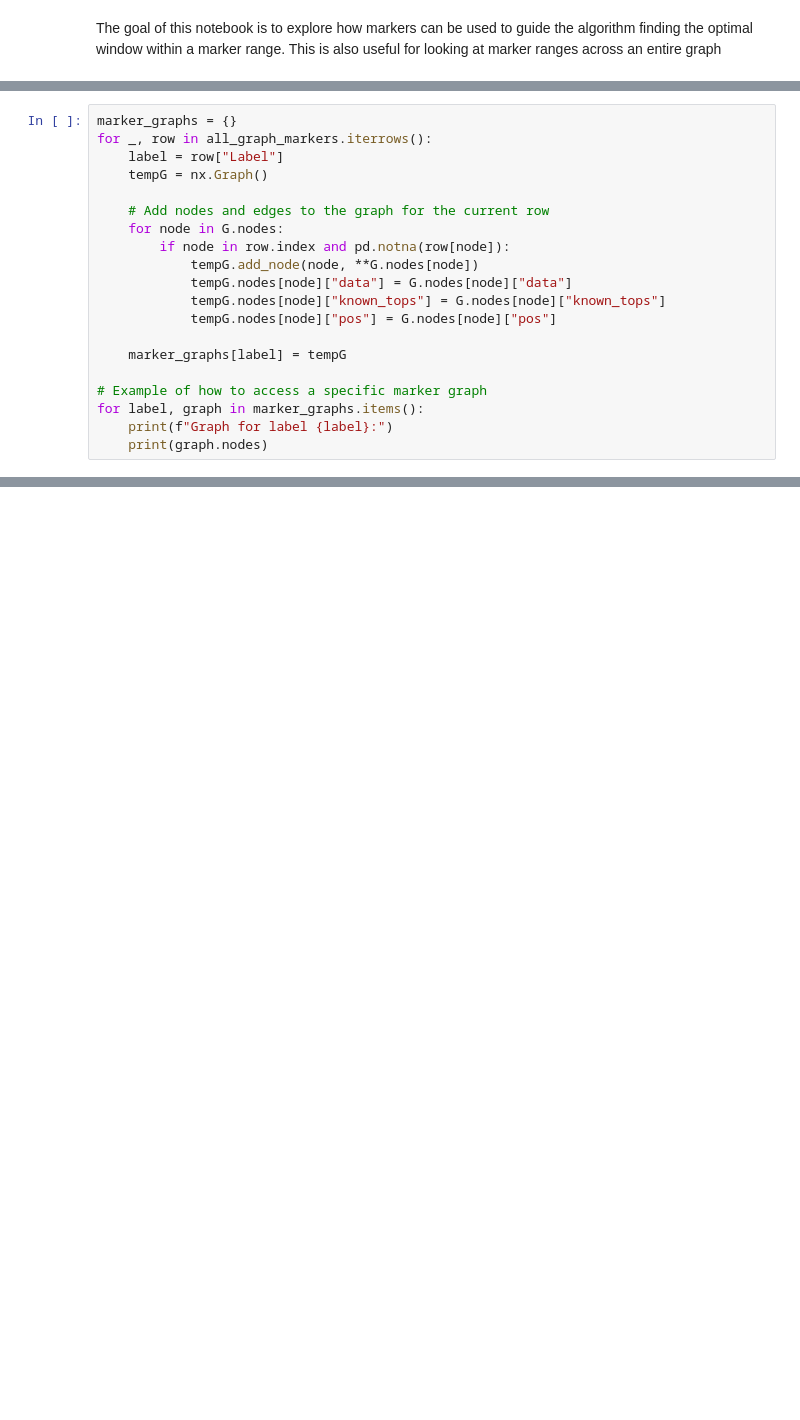
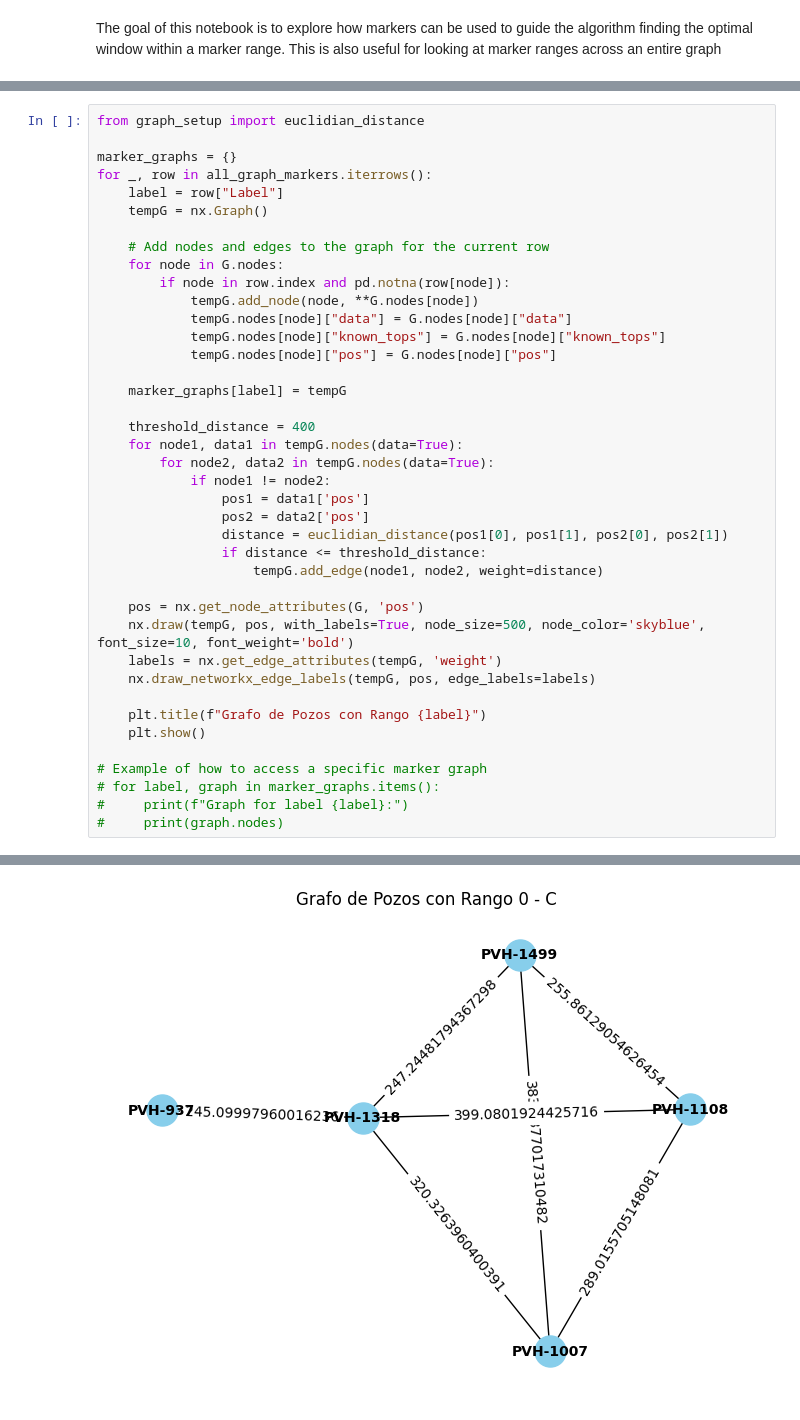
Before and after one commit to scast3/dtw_tool, a Jupyter notebook: markers_optimization.ipynb, the cells around one changed output, grey strips where cells are left out. Drawn from its saved outputs; the diff is of its cells as text; blank space fills up the shorter version.

```diff
--- a/markers_optimization.ipynb
+++ b/markers_optimization.ipynb
@@ -78,6 +60,8 @@ print(all_graph_markers)
 5        (1747.1263, inf)
 6                     NaN
 # %%
+from graph_setup import euclidian_distance
+
 marker_graphs = {}
 for _, row in all_graph_markers.iterrows():
     label = row["Label"]
@@ -93,8 +77,26 @@ for _, row in all_graph_markers.iterrows():
 
     marker_graphs[label] = tempG
 
+    threshold_distance = 400
+    for node1, data1 in tempG.nodes(data=True):
+        for node2, data2 in tempG.nodes(data=True):
+            if node1 != node2:
+                pos1 = data1['pos']
+                pos2 = data2['pos']
+                distance = euclidian_distance(pos1[0], pos1[1], pos2[0], pos2[1])
+                if distance <= threshold_distance:
+                    tempG.add_edge(node1, node2, weight=distance)
+
+    pos = nx.get_node_attributes(G, 'pos')
+    nx.draw(tempG, pos, with_labels=True, node_size=500, node_color='skyblue', font_size=10, font_weight='bold')
+    labels = nx.get_edge_attributes(tempG, 'weight')
+    nx.draw_networkx_edge_labels(tempG, pos, edge_labels=labels)
+
+    plt.title(f"Grafo de Pozos con Rango {label}")
+    plt.show()
+
 # Example of how to access a specific marker graph
-for label, graph in marker_graphs.items():
-    print(f"Graph for label {label}:")
-    print(graph.nodes)
+# for label, graph in marker_graphs.items():
+#     print(f"Graph for label {label}:")
+#     print(graph.nodes)
 # %% [output]
@@ -114,0 +103 @@ Graph for label 0 - K:
+[figure, added]
```
Also changed, not shown: parts of 4 cells of this notebook.
